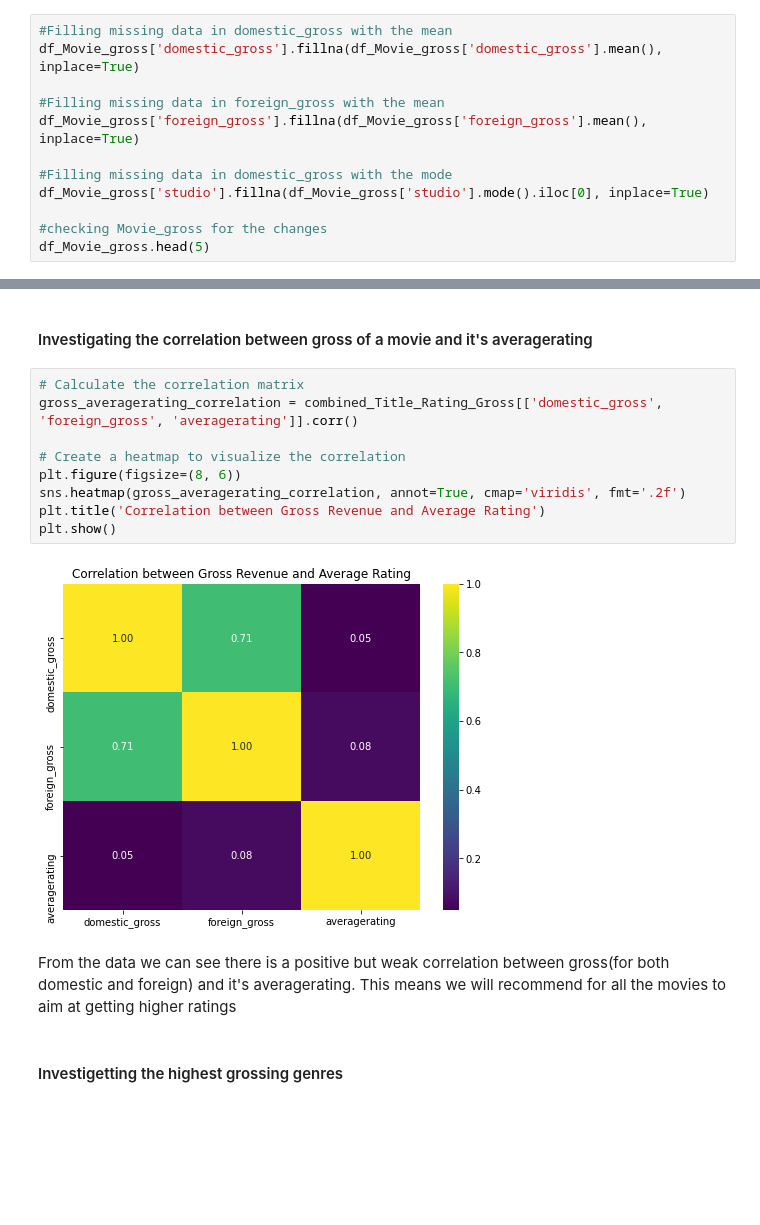
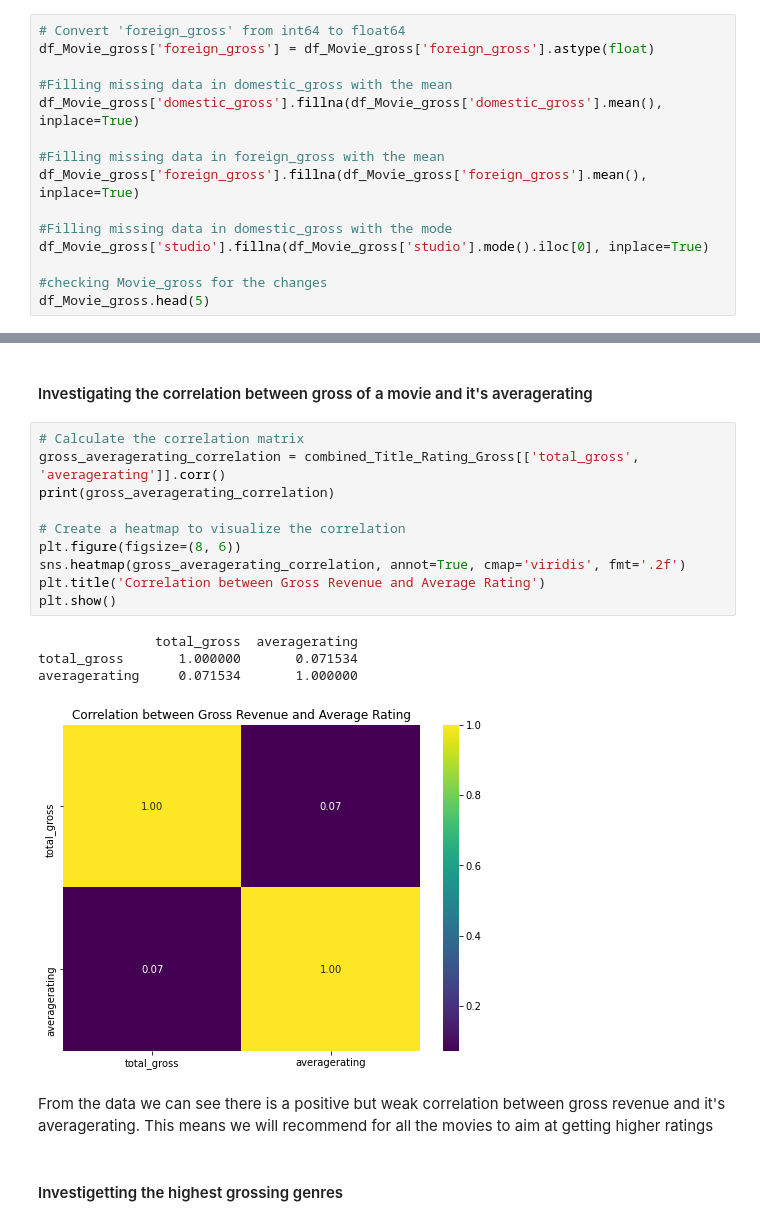
Before and after one commit to PeterMuthoma/Phase1_Project, a Jupyter notebook: student.ipynb, the cells around one changed output, grey strips where cells are left out. Saved outputs shown, nothing was run; the diff lists cells and outputs as text; blank space fills up the shorter version.

```diff
--- a/student.ipynb
+++ b/student.ipynb
@@ -123,6 +123,9 @@ df_Movie_gross['foreign_gross'] = df_Movie_gross['foreign_gross'].astype(pd.Int6
 
 From the above data we can easily tell that Foreign_gross column has the most missing data of about 40% while studio and domestic_gross is missing 0.1% and 0.8%. I then proceeded to fill the missing data with the mean since the missing data will not wildly affect the data
 # %%
+# Convert 'foreign_gross' from int64 to float64
+df_Movie_gross['foreign_gross'] = df_Movie_gross['foreign_gross'].astype(float)
+
 #Filling missing data in domestic_gross with the mean
 df_Movie_gross['domestic_gross'].fillna(df_Movie_gross['domestic_gross'].mean(), inplace=True)
 
@@ -747,17 +766,21 @@ combined_Title_Rating_Gross
 #### Investigating the correlation between gross of a movie and it's averagerating
 # %%
 # Calculate the correlation matrix
-gross_averagerating_correlation = combined_Title_Rating_Gross[['domestic_gross', 'foreign_gross', 'averagerating']].corr()
+gross_averagerating_correlation = combined_Title_Rating_Gross[['total_gross', 'averagerating']].corr()
+print(gross_averagerating_correlation)
 
 # Create a heatmap to visualize the correlation
 plt.figure(figsize=(8, 6))
 sns.heatmap(gross_averagerating_correlation, annot=True, cmap='viridis', fmt='.2f')
 plt.title('Correlation between Gross Revenue and Average Rating')
 plt.show()
 # %% [output]
+               total_gross  averagerating
+total_gross       1.000000       0.071534
+averagerating     0.071534       1.000000
-[figure, old version]
+[figure, new version]
 # %% [markdown]
-From the data we can see there is a positive but weak correlation between gross(for both domestic and foreign) and it's averagerating.
+From the data we can see there is a positive but weak correlation between gross revenue and it's averagerating.
 This means we will recommend for all the movies to aim at getting higher ratings
 # %% [markdown]
 #### Investigetting the highest grossing genres
```
Also changed, not shown: parts of 10 cells of this notebook.
